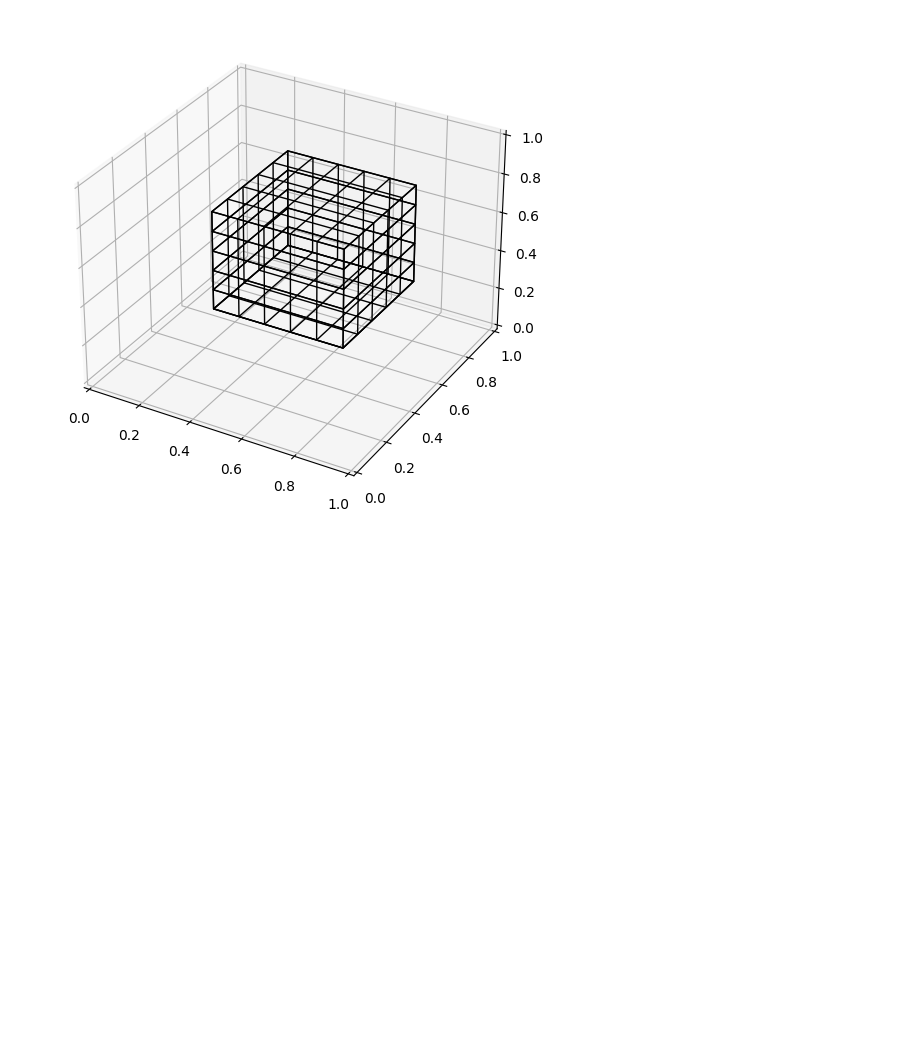
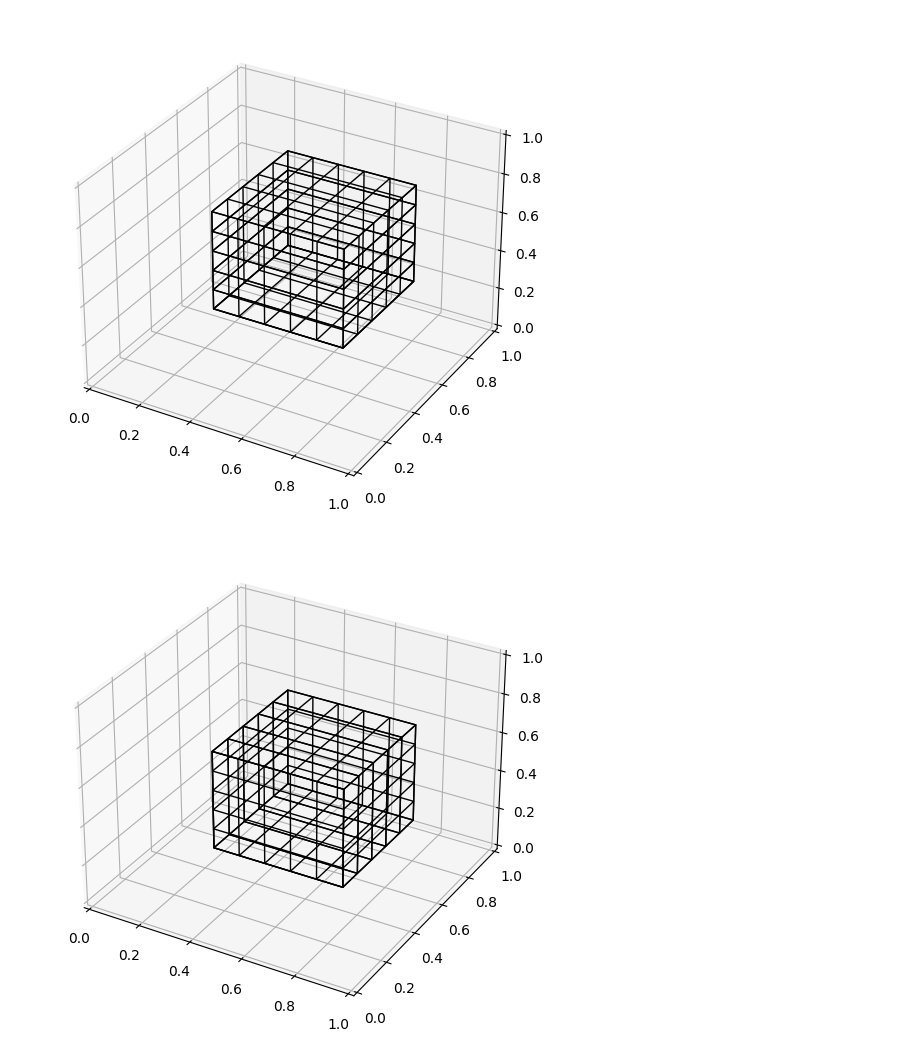
Before and after one commit to Beloin/PythonGraphicLibrary, a Jupyter notebook: camera_tests.ipynb, the cells around one changed output. Cells and saved outputs as stored; diff of their text form; code cells hidden in the pictures; blank space fills up the shorter version.

Commit message:
Looks like we made camera trans

```diff
--- a/camera_tests.ipynb
+++ b/camera_tests.ipynb
@@ -35,3 +36,23 @@ ax.add_collection3d(Poly3DCollection(poly, linewidths=1, alpha=0, edgecolors="bl
 plt.show()
 # %% [output]
 [figure]
+# %%
+# Setup Camera
+at = (0, 0, 0)
+eye = (1, 0, 0)
+camera = cam.get_camera(at, eye)
+
+fig = plt.figure()
+ax = Axes3D(fig, auto_add_to_figure=False)
+fig.add_axes(ax)
+
+edges = wireframe.cube(.5, res=.5)
+edges = transformation.translate_edges(edges, (-.2, -.2, -.2))
+edges = cam.edges_to_camera(edges, camera, eye)
+
+poly = extract_polygon(edges)
+
+ax.add_collection3d(Poly3DCollection(poly, linewidths=1, alpha=0, edgecolors="black"))
+plt.show()
+# %% [output]
+[figure, added]
```
Also changed, not shown: parts of 1 cell of this notebook, 2 other files.
